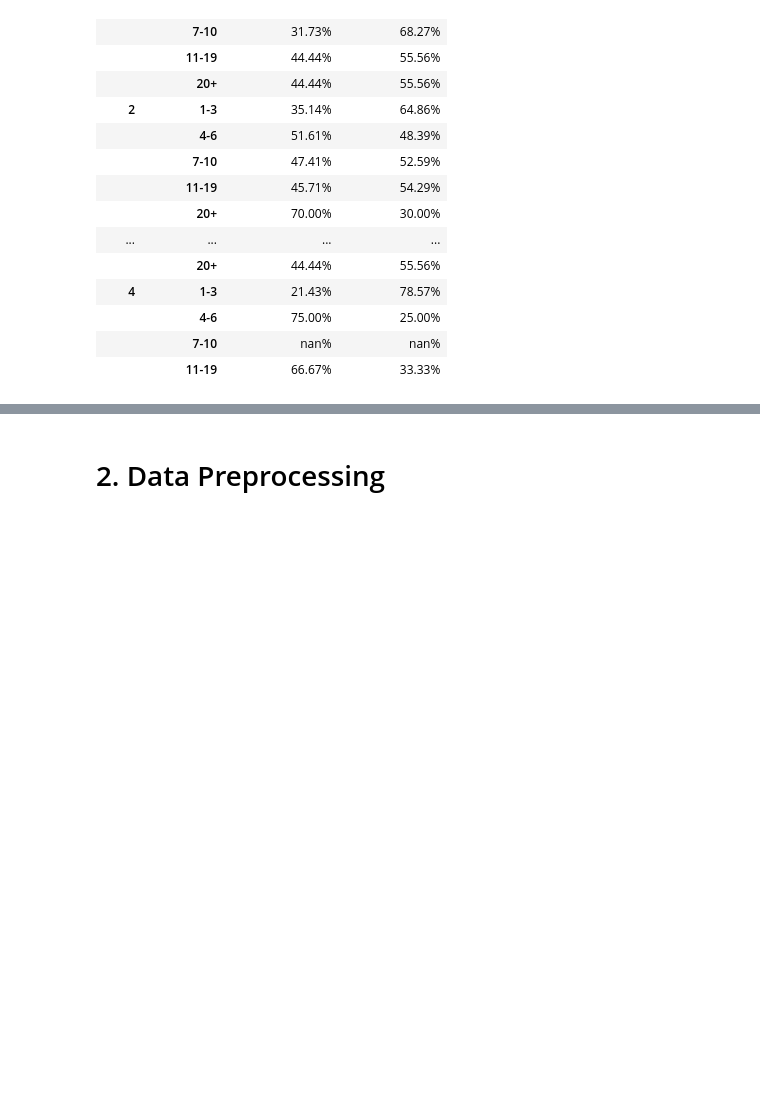
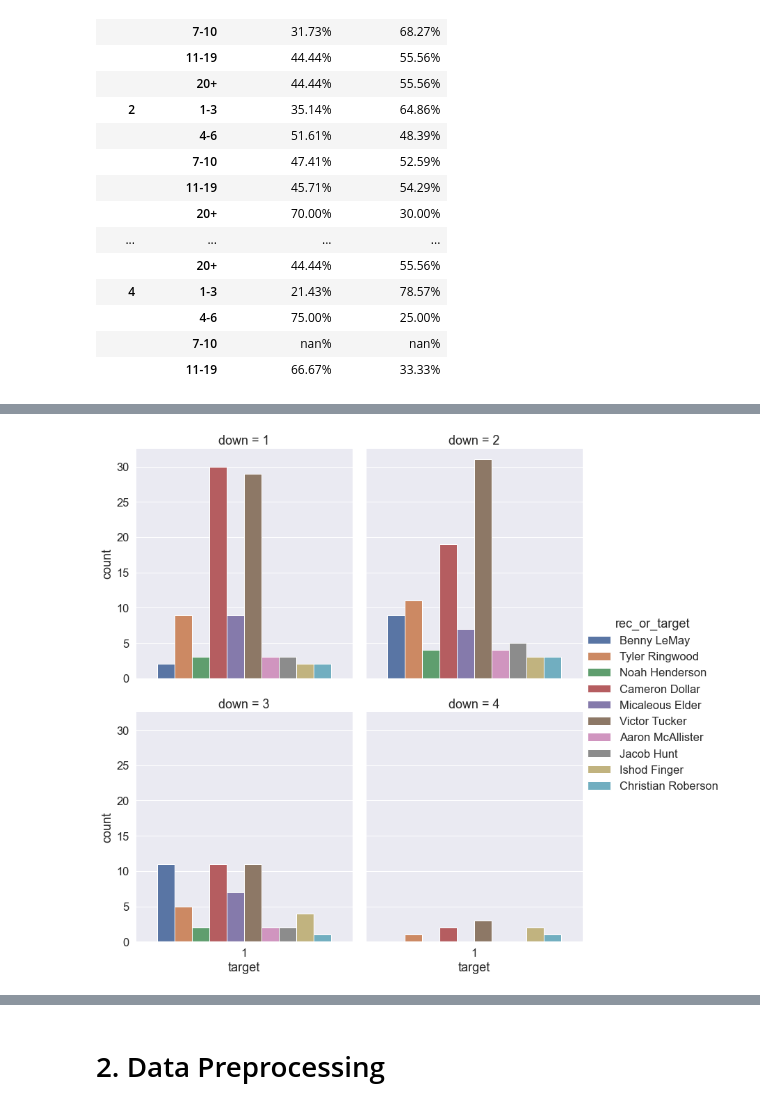
Before and after one commit to vermeer5/2019-Charlotte-FB-Play-Tendency, a Jupyter notebook: Charlotte_pbp_analysis_2019.ipynb, the cells around one changed output, grey strips where cells are left out. Saved outputs shown, nothing was run; the diff lists cells and outputs as text; code cells hidden in the pictures; blank space fills up the shorter version.

```diff
--- a/Charlotte_pbp_analysis_2019.ipynb
+++ b/Charlotte_pbp_analysis_2019.ipynb
@@ -209,0 +255,7 @@ yards_to_go_df.head()
+# %%
+# Filter out players with low number of receptions/targets
+
+filter_list = ['Victor Tucker','Cameron Dollar','Tyler Ringwood','Micaleous Elder','Benny LeMay','Ishod Finger',
+ 'Jacob Hunt','Noah Henderson','Aaron McAllister','Christian Roberson']
+df_cha_pass1 = df_cha_pass[df_cha_pass.rec_or_target.isin(filter_list)]
+df_cha_pass1.head()
@@ -209,0 +269,12 @@ yards_to_go_df.head()
+# %%
+# Player targets by down
+
+sns.set(style="darkgrid", font_scale=1.5)
+
+ax = sns.catplot(x='target', col='down', hue='rec_or_target', col_wrap=2,
+               data=df_cha_pass1[df_cha_pass1.rec_or_target.notnull()],
+               kind='count', height=5.5, aspect=.9, legend=True)
+
+ax.savefig("Player_target by down.png")
+# %% [output]
+[figure, added]
```
Also changed, not shown: parts of 23 cells of this notebook.
